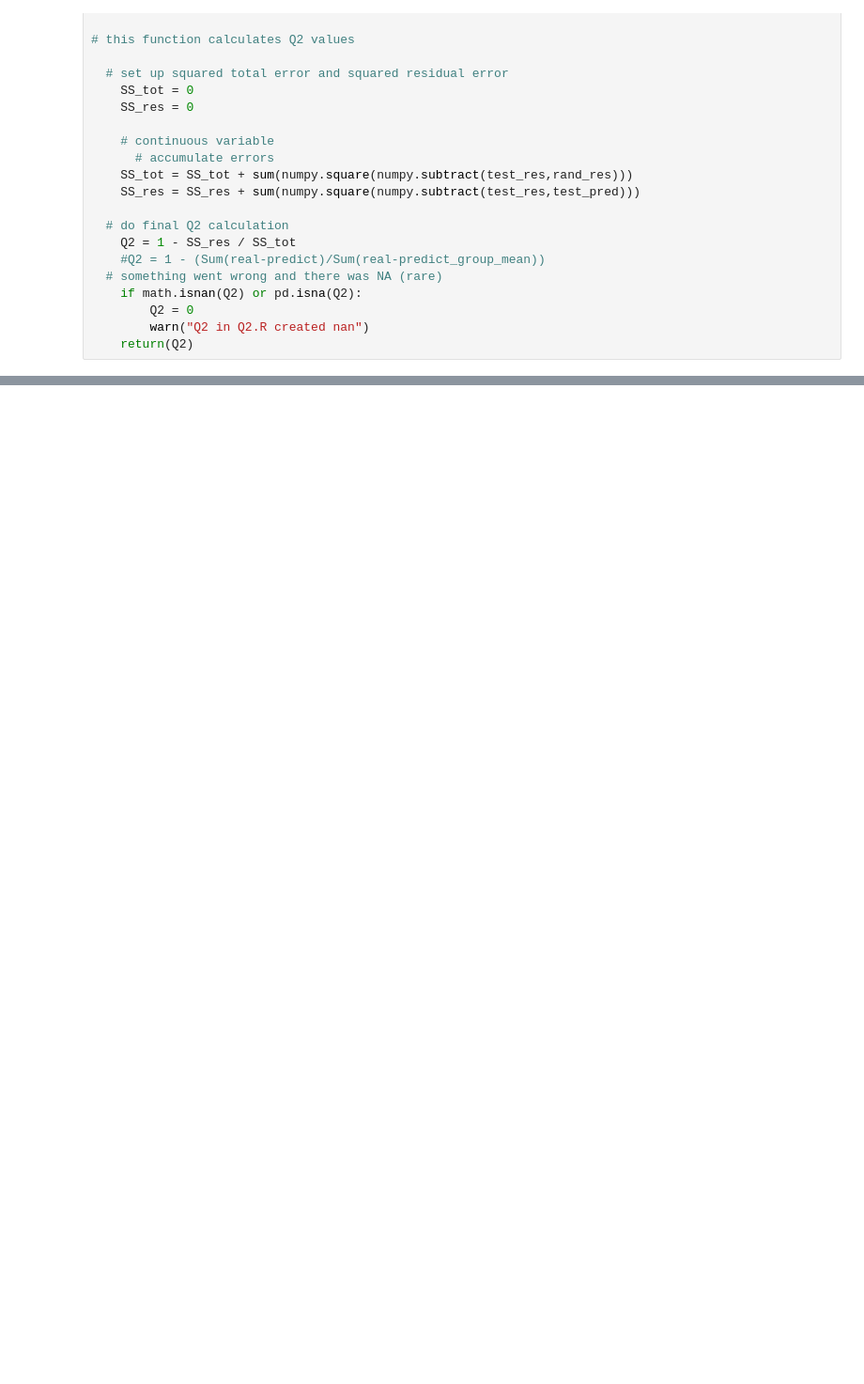
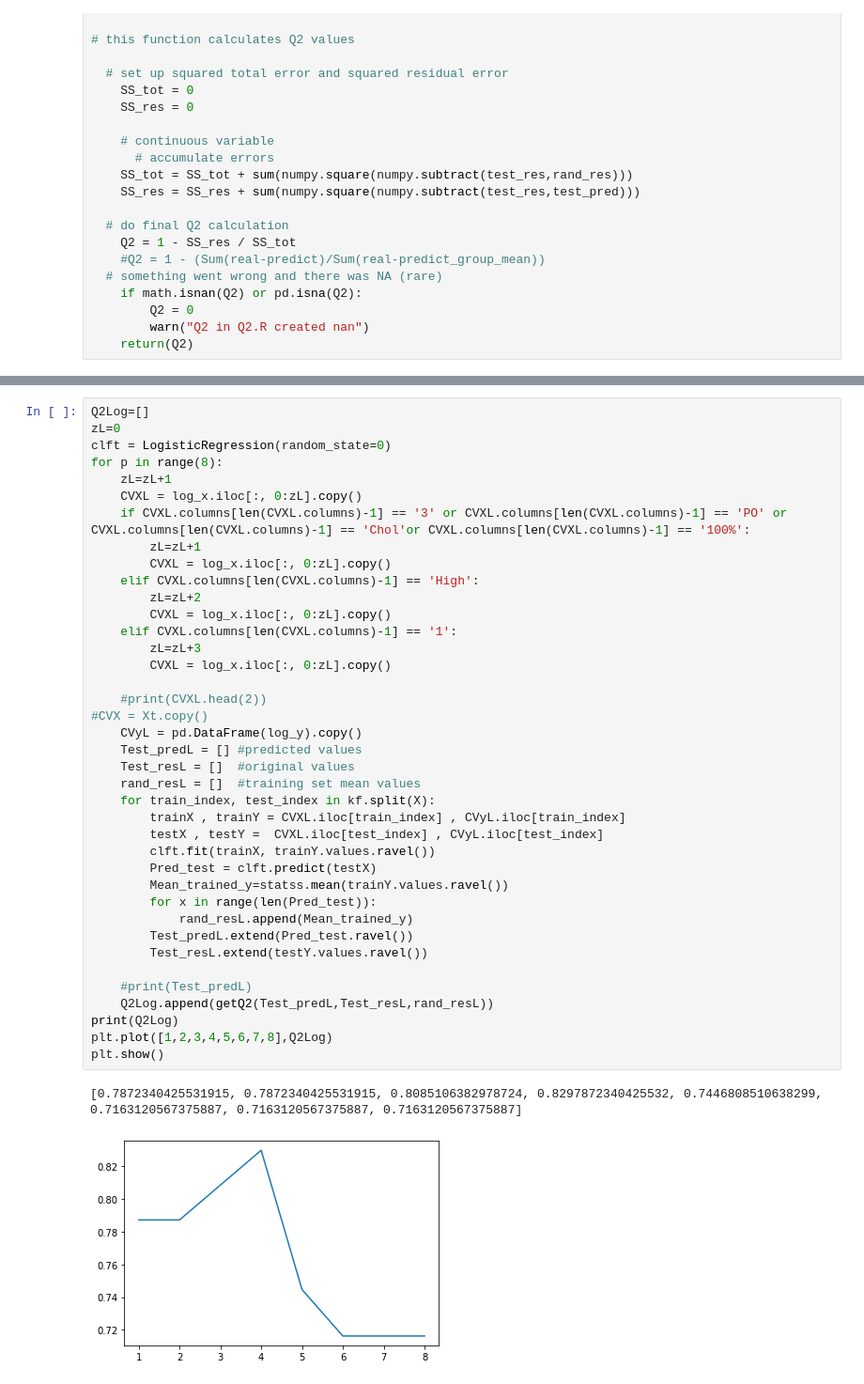
Before and after one commit to kenll99minecart/Immunopeptide, a Jupyter notebook: Linear regression.ipynb, the cells around one changed output, grey strips where cells are left out. Shown at 94% size. Cells and saved outputs as stored; diff of their text form; blank space fills up the shorter version.

```diff
--- a/Linear regression.ipynb
+++ b/Linear regression.ipynb
@@ -199,0 +208,42 @@ print(Q2)
+# %%
+Q2Log=[]
+zL=0
+clft = LogisticRegression(random_state=0)
+for p in range(8):
+    zL=zL+1
+    CVXL = log_x.iloc[:, 0:zL].copy()
+    if CVXL.columns[len(CVXL.columns)-1] == '3' or CVXL.columns[len(CVXL.columns)-1] == 'PO' or CVXL.columns[len(CVXL.columns)-1] == 'Chol'or CVXL.columns[len(CVXL.columns)-1] == '100%':
+        zL=zL+1
+        CVXL = log_x.iloc[:, 0:zL].copy()
+    elif CVXL.columns[len(CVXL.columns)-1] == 'High':
+        zL=zL+2
+        CVXL = log_x.iloc[:, 0:zL].copy()
+    elif CVXL.columns[len(CVXL.columns)-1] == '1':
+        zL=zL+3
+        CVXL = log_x.iloc[:, 0:zL].copy()
+
+    #print(CVXL.head(2))
+#CVX = Xt.copy()
+    CVyL = pd.DataFrame(log_y).copy()
+    Test_predL = [] #predicted values
+    Test_resL = []  #original values
+    rand_resL = []  #training set mean values
+    for train_index, test_index in kf.split(X):
+        trainX , trainY = CVXL.iloc[train_index] , CVyL.iloc[train_index]
+        testX , testY =  CVXL.iloc[test_index] , CVyL.iloc[test_index]
+        clft.fit(trainX, trainY.values.ravel())
+        Pred_test = clft.predict(testX)
+        Mean_trained_y=statss.mean(trainY.values.ravel())
+        for x in range(len(Pred_test)):
+            rand_resL.append(Mean_trained_y)
+        Test_predL.extend(Pred_test.ravel())
+        Test_resL.extend(testY.values.ravel())
+
+    #print(Test_predL)
+    Q2Log.append(getQ2(Test_predL,Test_resL,rand_resL))
+print(Q2Log)
+plt.plot([1,2,3,4,5,6,7,8],Q2Log)
+plt.show()
+# %% [output]
+[0.7872340425531915, 0.7872340425531915, 0.8085106382978724, 0.8297872340425532, 0.7446808510638299, 0.7163120567375887, 0.7163120567375887, 0.7163120567375887]
+[figure, added]
```
Also changed, not shown: parts of 7 cells of this notebook.
